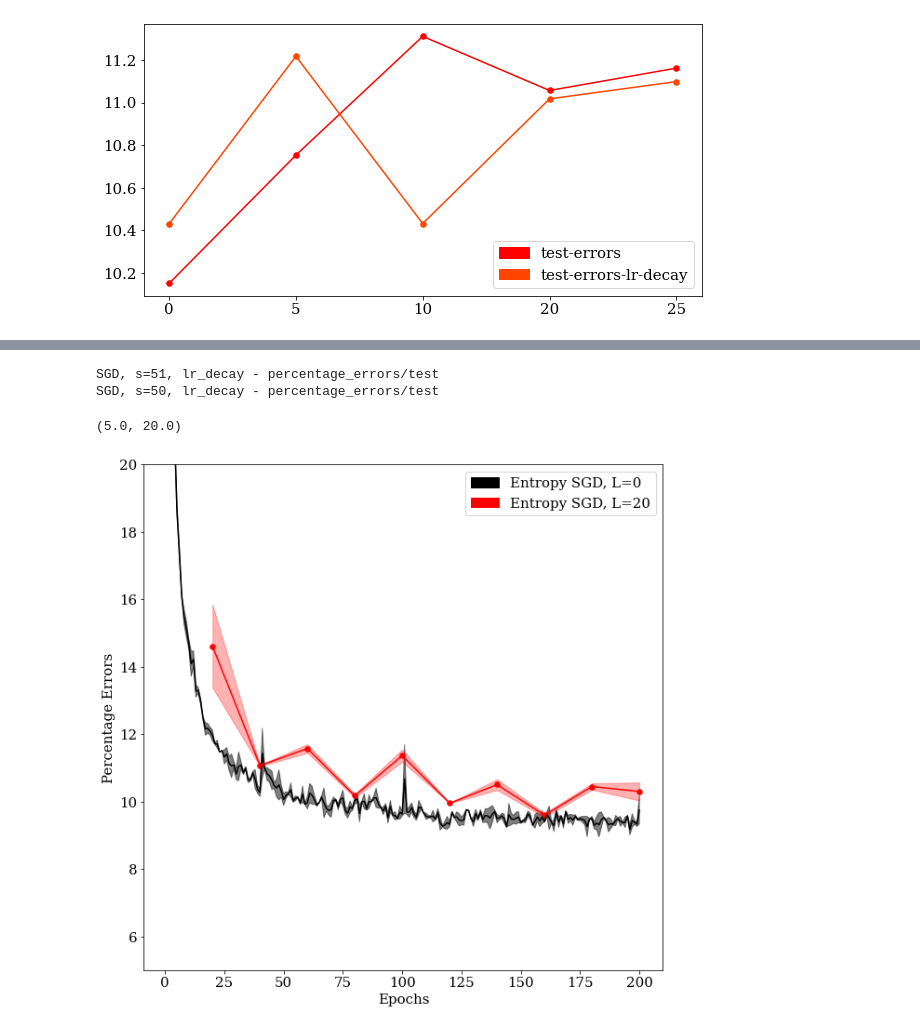
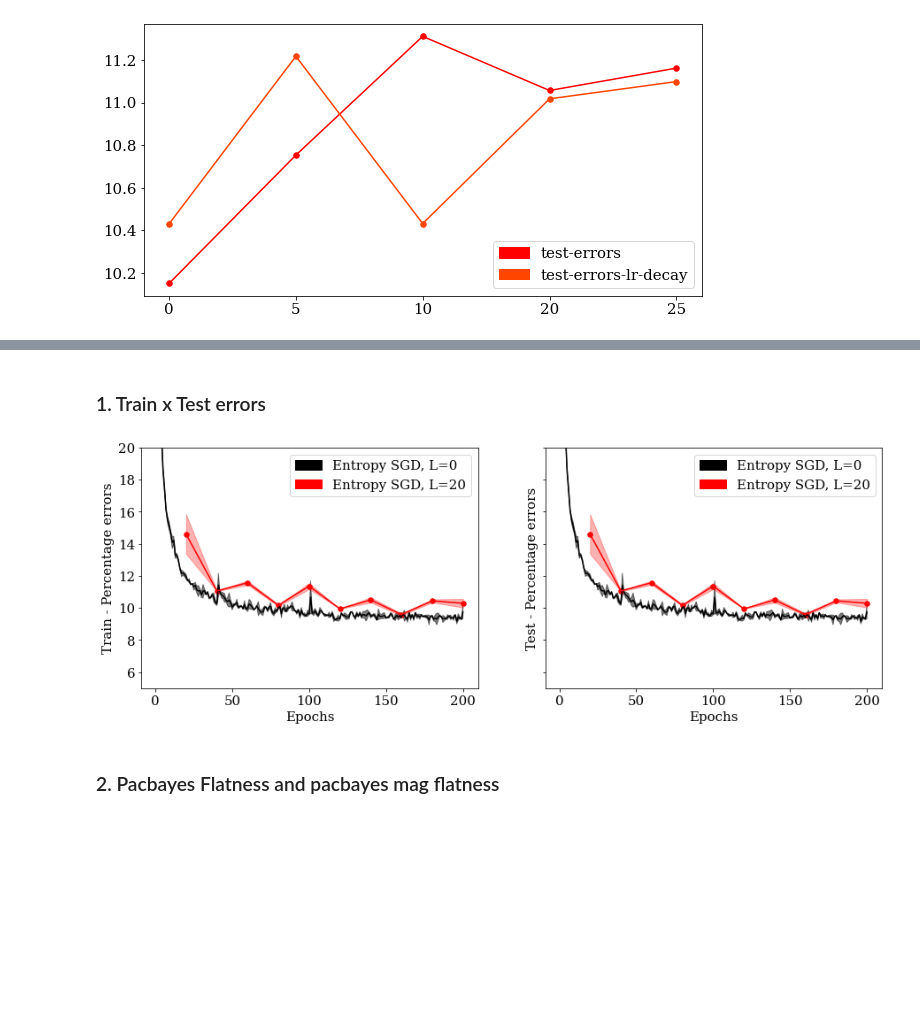
Before and after one commit to melissamcarvalho/entropy-sgd-reproduction, a Jupyter notebook: notebooks/1_plots_final_experiment.ipynb, the cells around one changed output, grey strips where cells are left out. Drawn from its saved outputs; the diff is of its cells as text; code cells hidden in the pictures; blank space fills up the shorter version.

```diff
--- a/notebooks/1_plots_final_experiment.ipynb
+++ b/notebooks/1_plots_final_experiment.ipynb
@@ -298,6 +294,0 @@ entropy_errors = glob.glob('../WANDB_RESULTS/Final_Entropy_seeds/test_errors/**'
-# %%
-for file in sgd_errors:
-    print(pd.read_csv(file).columns[1])
-# %% [output]
-SGD, s=51, lr_decay - percentage_errors/test
-SGD, s=50, lr_decay - percentage_errors/test
@@ -315,8 +294,0 @@ sgd_array_std = np.std(sgd_array, axis=0)
-# %%
-entropy_array = np.array([])
-for file in entropy_errors:
-    new_array = pd.read_csv(file).iloc[:, 1].values.reshape(1, 10)
-    if len(entropy_array) == 0:
-        entropy_array = new_array
-    else:
-        entropy_array = np.concatenate((entropy_array, new_array), axis=0)
@@ -326,25 +295,14 @@ entropy_array_std = np.std(entropy_array, axis=0)
-# %%
-plt.rcParams["font.family"] = "serif"
-plt.rcParams["font.size"] = "15"
-patches = []
-
-fig, axs = plt.subplots(figsize=(10, 10))
-
-axs.plot(np.arange(1, 201), sgd_array_mean, 'black')
-axs.fill_between(np.arange(1, 201), sgd_array_mean - sgd_array_std, sgd_array_mean + sgd_array_std, color='black', alpha=0.5)
-patch = mpatches.Patch(color='black', label='Entropy SGD, L=0')
-patches.append(patch)
-
-axs.plot(np.arange(20, 220, 20), entropy_array_mean, 'red')
-axs.scatter(np.arange(20, 220, 20), entropy_array_mean, color='red', s=30)
-axs.fill_between(np.arange(20, 220, 20), entropy_array_mean - entropy_array_std, entropy_array_mean + entropy_array_std, color='red', alpha=0.3)
-patch = mpatches.Patch(color='red', label='Entropy SGD, L=20')
-patches.append(patch)
-plt.legend(handles=patches)
-
-axs.set_xlabel('Epochs')
-axs.set_ylabel('Percentage Errors')
-axs.set_ylim([5, 20])
-# %% [output]
-(5.0, 20.0)
-[figure, removed]
+# %% [markdown]
+### 1. Train x Test errors
+# %%
+def get_mean_std(path, size):
+    files = glob.glob(path)
+    array = np.array([])
+    for file in files:
+        new_array = pd.read_csv(file).iloc[:, 1].values.reshape(1, size)
+        if len(array) == 0:
+            array = new_array
+        else:
+            array = np.concatenate((array, new_array), axis=0)
+
+    return np.mean(array, axis=0), np.std(array, axis=0)
@@ -350,0 +384,24 @@ axs.set_ylim([5, 20])
+# %%
+sgd_mean, sgd_std = get_mean_std('../WANDB_RESULTS/Final_SGD_seeds/test_errors/**', 200)
+sgd_mean_2, sgd_std_2 = get_mean_std('../WANDB_RESULTS/Final_SGD_seeds/test_errors/**', 200)
+entropy_mean, entropy_std = get_mean_std('../WANDB_RESULTS/Final_Entropy_seeds/test_errors/**', 10)
+entropy_mean_2, entropy_std_2 = get_mean_std('../WANDB_RESULTS/Final_Entropy_seeds/test_errors/**', 10)
+# %%
+plot_sgd_against_entropy(sgd_mean,
+                         sgd_std,
+                         sgd_mean_2,
+                         sgd_std_2,
+                         entropy_mean,
+                         entropy_std,
+                         entropy_mean_2,
+                         entropy_std_2,
+                         'Entropy SGD, L=0',
+                         'Entropy SGD, L=20',
+                         'Train - Percentage errors',
+                         'Test - Percentage errors',
+                         200,
+                         20)
+# %% [output]
+[figure, added]
+# %% [markdown]
+###  2. Pacbayes Flatness and pacbayes mag flatness
```
Also changed, not shown: parts of 17 cells of this notebook.
